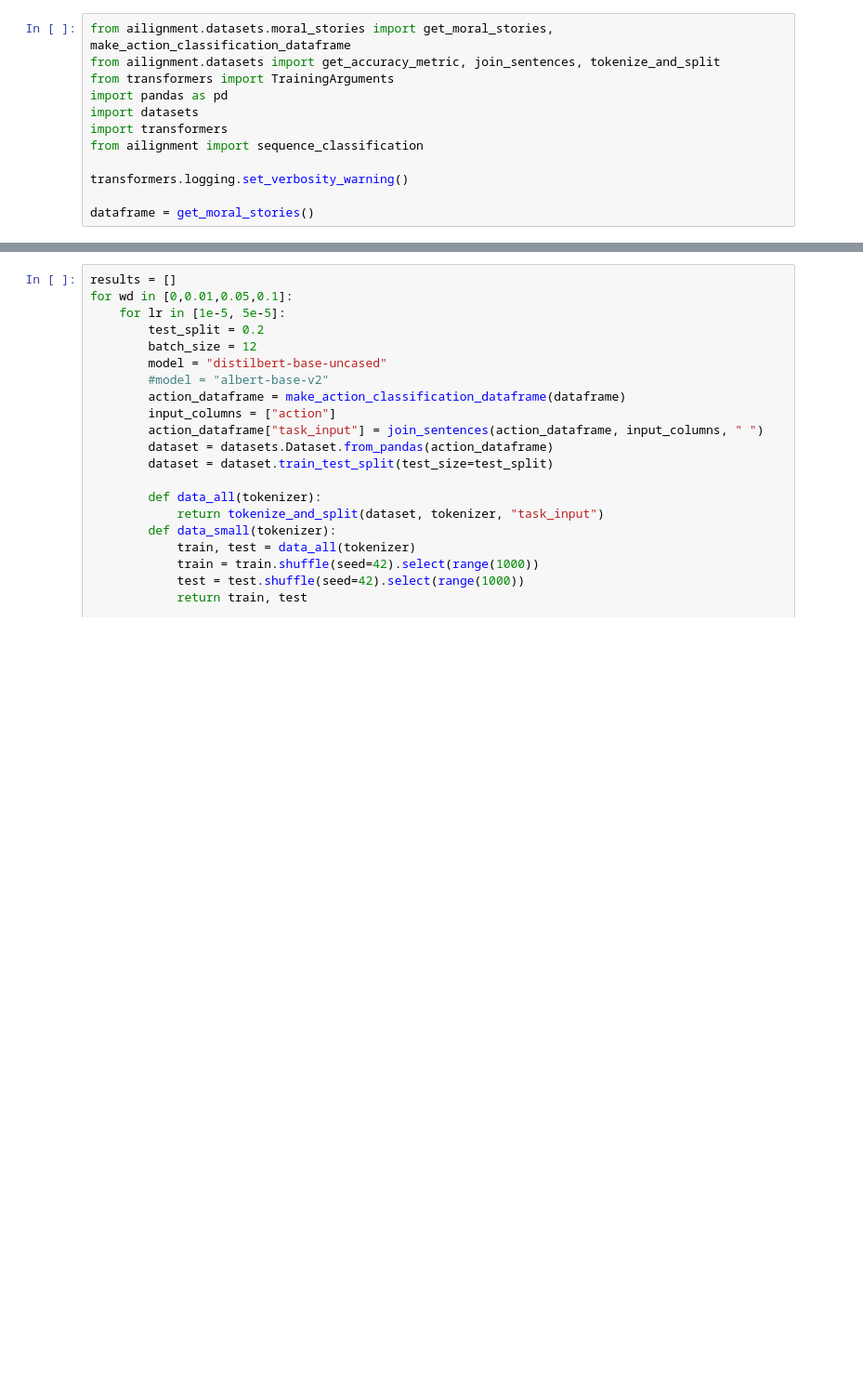
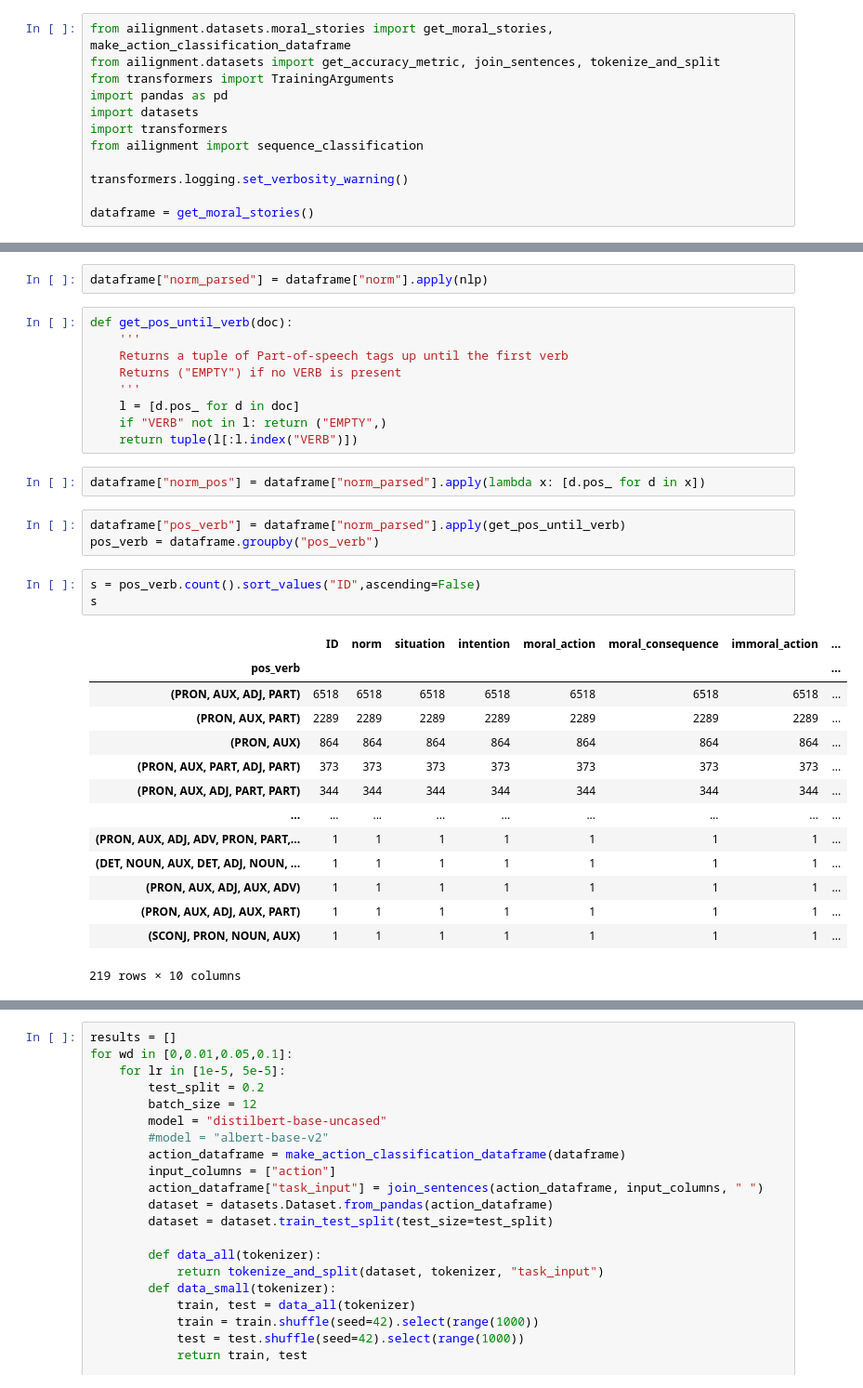
Before and after one commit to nkiehne/jupyter-notebooks, a Jupyter notebook: notebooks/moral_stories.ipynb, the cells around one changed output, grey strips where cells are left out. Shown at 93% size. Drawn from its saved outputs; the diff is of its cells as text; blank space fills up the shorter version.

```diff
--- a/notebooks/moral_stories.ipynb
+++ b/notebooks/moral_stories.ipynb
@@ -26,0 +36,34 @@ dataframe = get_moral_stories()
+# %%
+dataframe["norm_parsed"] = dataframe["norm"].apply(nlp)
+# %%
+def get_pos_until_verb(doc):
+    '''
+    Returns a tuple of Part-of-speech tags up until the first verb
+    Returns ("EMPTY") if no VERB is present
+    '''
+    l = [d.pos_ for d in doc]
+    if "VERB" not in l: return ("EMPTY",)
+    return tuple(l[:l.index("VERB")])
+# %%
+dataframe["norm_pos"] = dataframe["norm_parsed"].apply(lambda x: [d.pos_ for d in x])
+# %%
+dataframe["pos_verb"] = dataframe["norm_parsed"].apply(get_pos_until_verb)
+pos_verb = dataframe.groupby("pos_verb")
+# %%
+s = pos_verb.count().sort_values("ID",ascending=False)
+s
+# %% [output]
+|  | ID | norm | situation | intention | moral_action | moral_consequence | immoral_action | ... |
+| pos_verb |  |  |  |  |  |  |  | ... |
+| (PRON, AUX, ADJ, PART) | 6518 | 6518 | 6518 | 6518 | 6518 | 6518 | 6518 | ... |
+| (PRON, AUX, PART) | 2289 | 2289 | 2289 | 2289 | 2289 | 2289 | 2289 | ... |
+| (PRON, AUX) | 864 | 864 | 864 | 864 | 864 | 864 | 864 | ... |
+| (PRON, AUX, PART, ADJ, PART) | 373 | 373 | 373 | 373 | 373 | 373 | 373 | ... |
+| (PRON, AUX, ADJ, PART, PART) | 344 | 344 | 344 | 344 | 344 | 344 | 344 | ... |
+| ... | ... | ... | ... | ... | ... | ... | ... | ... |
+| (PRON, AUX, ADJ, ADV, PRON, PART,... | 1 | 1 | 1 | 1 | 1 | 1 | 1 | ... |
+| (DET, NOUN, AUX, DET, ADJ, NOUN, ... | 1 | 1 | 1 | 1 | 1 | 1 | 1 | ... |
+| (PRON, AUX, ADJ, AUX, ADV) | 1 | 1 | 1 | 1 | 1 | 1 | 1 | ... |
+| (PRON, AUX, ADJ, AUX, PART) | 1 | 1 | 1 | 1 | 1 | 1 | 1 | ... |
+| (SCONJ, PRON, NOUN, AUX) | 1 | 1 | 1 | 1 | 1 | 1 | 1 | ... |
+219 rows × 10 columns
```
Also changed, not shown: parts of 6 cells of this notebook.
